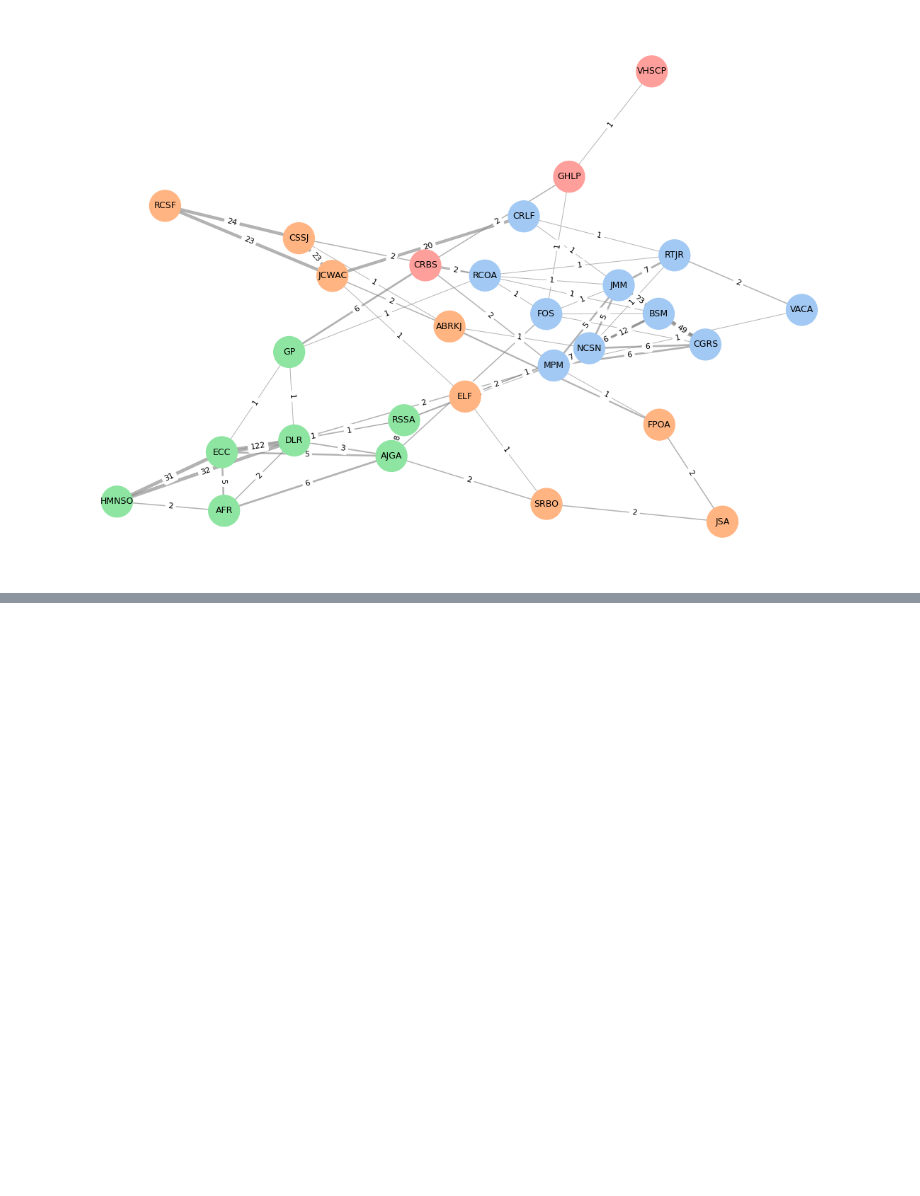
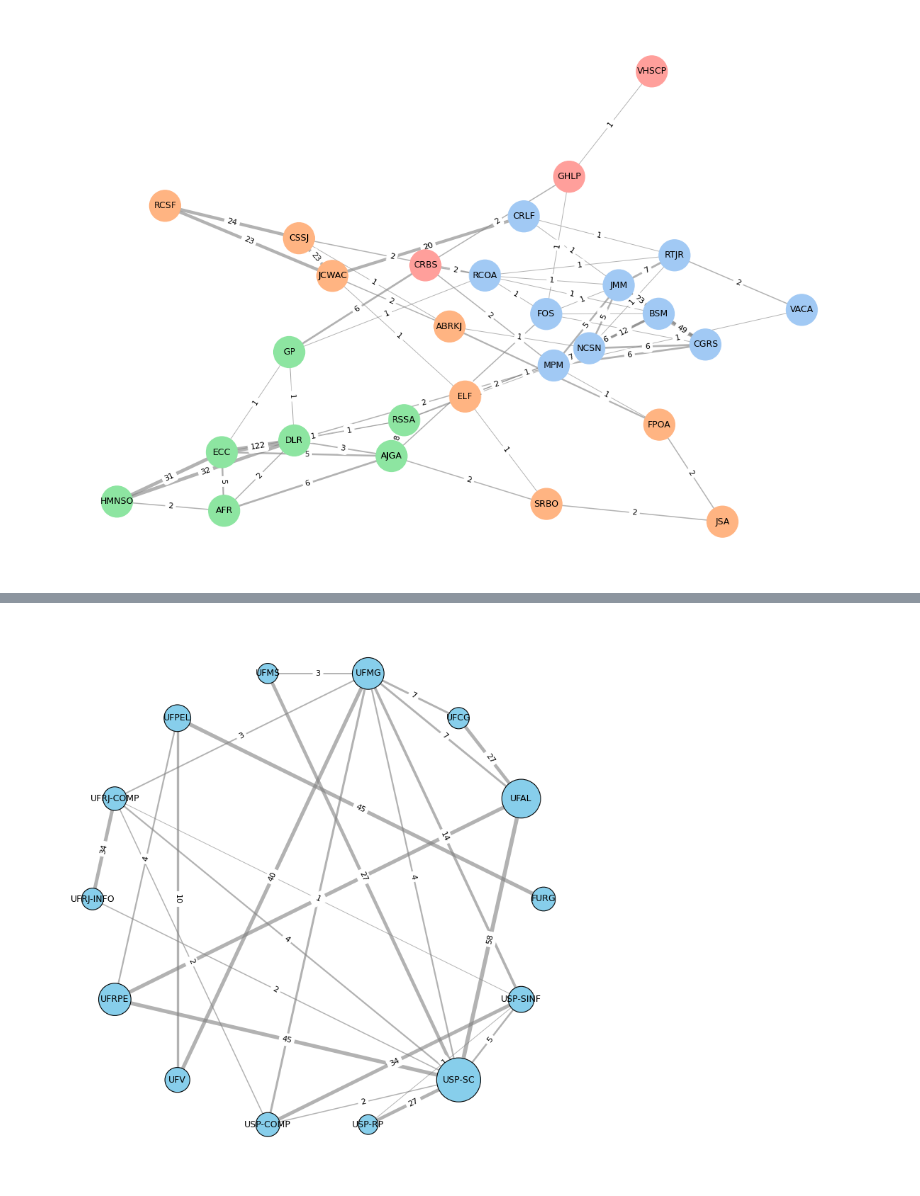
Before and after one commit to jeojildo/ppgcc-coautorias, a Jupyter notebook: notebooks/04-visualization.ipynb, the cells around one changed output, grey strips where cells are left out. Saved outputs shown, nothing was run; the diff lists cells and outputs as text; code cells hidden in the pictures; blank space fills up the shorter version.

```diff
--- a/notebooks/04-visualization.ipynb
+++ b/notebooks/04-visualization.ipynb
@@ -439,0 +531,2 @@ plt.show()
+# %%
+institution_reference = {row["name"]: row["institution"] for _, row in df_productions.iterrows()}
@@ -439,0 +558,5 @@ plt.show()
+# %%
+df_institution_coauth2 = df_institution_coauth[["institutions"]]
+df_institution_coauth2["institutions"] = df_institution_coauth2["institutions"].map(lambda x: " - ".join(x))
+df_institution_coauth2 = df_institution_coauth2.groupby("institutions").size().sort_values(ascending=False)
+df_institution_coauth2
@@ -439,0 +581,6 @@ plt.show()
+# %%
+coauths = [coauth.split(" - ") for coauth in df_institution_coauth2.iloc[:8].index.to_list()]
+
+coauths_institutions = [institution for coauth in coauths for institution in coauth]
+coauths_institutions = set( coauths_institutions )
+coauths_institutions
@@ -439,0 +602,6 @@ plt.show()
+# %%
+df_institution_coauth3 = df_institution_coauth.copy()
+
+df_institution_coauth3["belongs"] = df_institution_coauth3["institutions"].map(lambda x: x.difference(set(coauths_institutions)) == set())
+df_institution_coauth = df_institution_coauth3[df_institution_coauth3["belongs"] == True]
+df_institution_coauth
@@ -439,0 +622,75 @@ plt.show()
+# %%
+edge_counts = Counter()
+all_nodes = set()
+
+for insts in df_institution_coauth["institutions"]:
+    unique_insts = {str(x).strip() for x in insts if pd.notna(x) and str(x).strip()}
+    all_nodes.update(unique_insts)
+
+    for u, v in combinations(sorted(unique_insts), 2):
+        edge_counts[(u, v)] += 1
+
+G = nx.Graph()
+G.add_nodes_from(sorted(all_nodes))
+for (u, v), w in edge_counts.items():
+    G.add_edge(u, v, weight=w)
+
+MIN_W = 1
+to_drop = [(u, v) for u, v, d in G.edges(data=True) if d["weight"] < MIN_W]
+G.remove_edges_from(to_drop)
+G.remove_nodes_from(list(nx.isolates(G)))
+
+# pos = nx.spring_layout(G, seed=42, k=0.25)
+pos = nx.circular_layout(G)
+
+weights = [d["weight"] for _, _, d in G.edges(data=True)]
+edge_widths = [np.log1p(w) for w in weights] if weights else []
+
+strength = {n: 0 for n in G.nodes}
+for u, v, d in G.edges(data=True):
+    strength[u] += d["weight"]
+    strength[v] += d["weight"]
+
+if strength:
+    svals = np.array(list(strength.values()), dtype=float)
+    smin, smax = float(svals.min()), float(svals.max())
+    if smax > smin:
+        sizes = 400 + 1600 * (svals - smin) / (smax - smin)
+    else:
+        sizes = np.full_like(svals, 800, dtype=float)
+    node_sizes = [sizes[list(G.nodes).index(n)] for n in G.nodes]
+else:
+    node_sizes = 600
+
+fig_institution_coauth = plt.figure(figsize=(8, 8))
+
+nx.draw_networkx_nodes(
+    G, pos,
+    node_size=node_sizes,
+    node_color="#87CEEB",
+    edgecolors="black",
+    linewidths=0.8
+)
+
+nx.draw_networkx_edges(
+    G, pos,
+    width=edge_widths,
+    edge_color="gray",
+    alpha=0.6
+)
+
+nx.draw_networkx_labels(G, pos, font_size=9)
+
+edge_labels = nx.get_edge_attributes(G, "weight")
+nx.draw_networkx_edge_labels(G, pos, edge_labels=edge_labels, font_size=8)
+
+plt.axis("off")
+plt.tight_layout()
+
+fig_institution_coauth.savefig(Path(visualization_directory, "institution_coauthorship_network.png"), dpi=300, bbox_inches='tight')
+fig_institution_coauth.savefig(Path(visualization_directory, "institution_coauthorship_network.svg"), format='svg', bbox_inches='tight')
+fig_institution_coauth.savefig(Path(visualization_directory, "institution_coauthorship_network.pdf"), format='pdf', bbox_inches='tight')
+
+plt.show()
+# %% [output]
+[figure, added]
```
Also changed, not shown: parts of 14 cells of this notebook.
